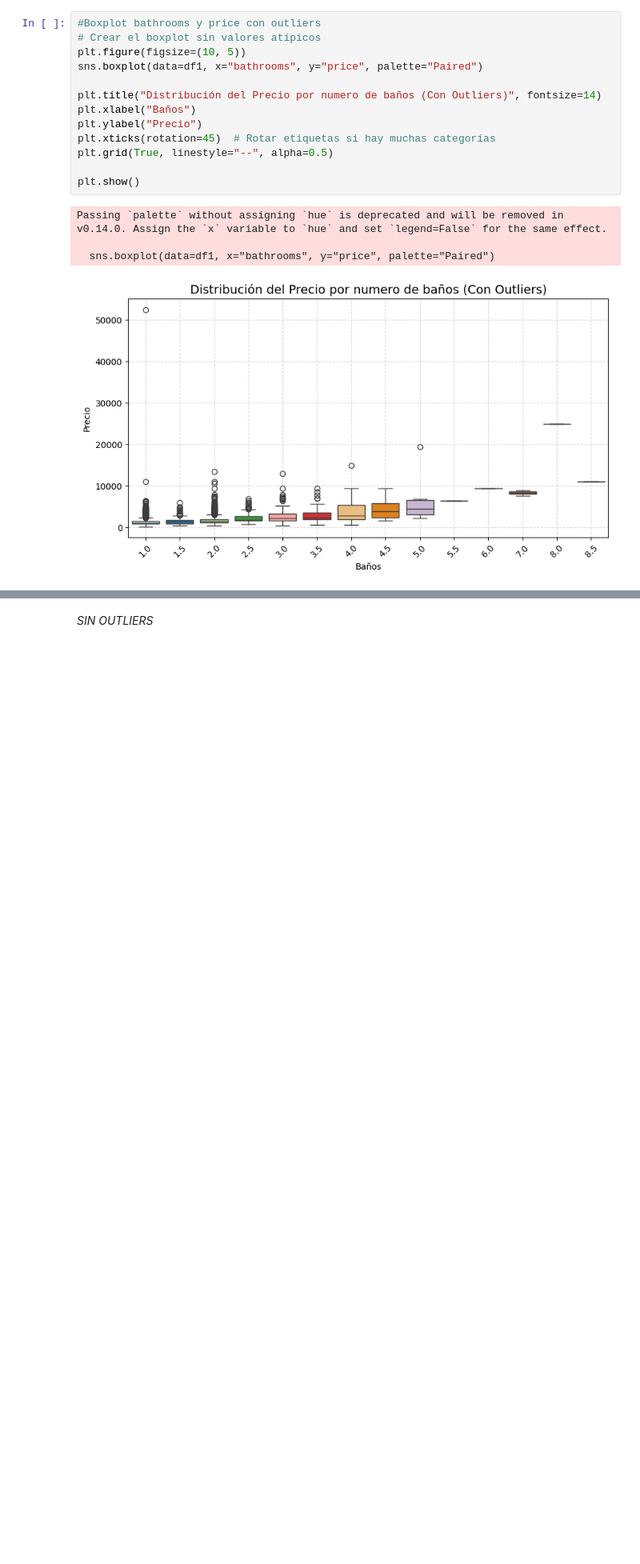
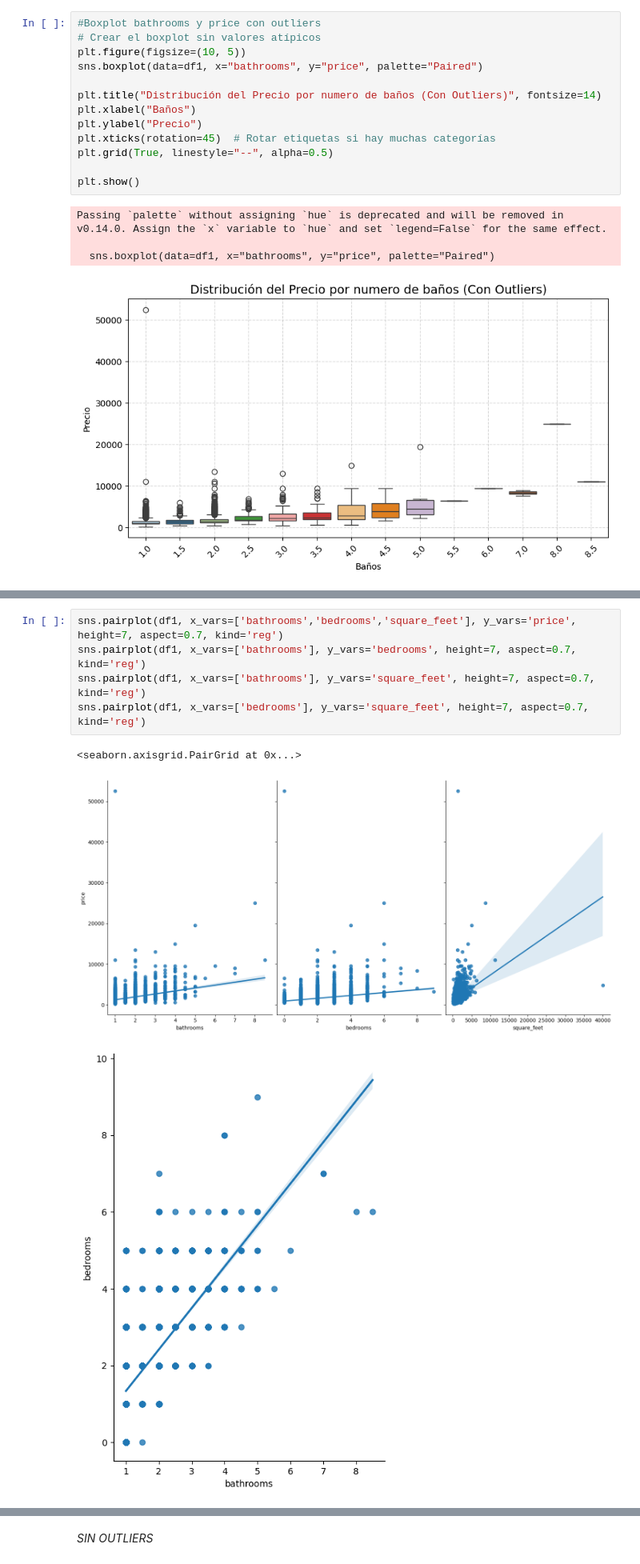
Before and after one commit to CesarAEH/Proyecto-Anal-tica, a Jupyter notebook: tarea2.ipynb, the cells around one changed output, grey strips where cells are left out. Shown at 80% size. Saved outputs shown, nothing was run; the diff lists cells and outputs as text; blank space fills up the shorter version.

```diff
--- a/tarea2.ipynb
+++ b/tarea2.ipynb
@@ -326,0 +339,9 @@ Passing `palette` without assigning `hue` is deprecated and will be removed in v
+# %%
+sns.pairplot(df1, x_vars=['bathrooms','bedrooms','square_feet'], y_vars='price', height=7, aspect=0.7, kind='reg')
+sns.pairplot(df1, x_vars=['bathrooms'], y_vars='bedrooms', height=7, aspect=0.7, kind='reg')
+sns.pairplot(df1, x_vars=['bathrooms'], y_vars='square_feet', height=7, aspect=0.7, kind='reg')
+sns.pairplot(df1, x_vars=['bedrooms'], y_vars='square_feet', height=7, aspect=0.7, kind='reg')
+# %% [output]
+<seaborn.axisgrid.PairGrid at 0x...>
+[figure, added]
+[figure, added]
```
Also changed, not shown: parts of 10 cells of this notebook.
